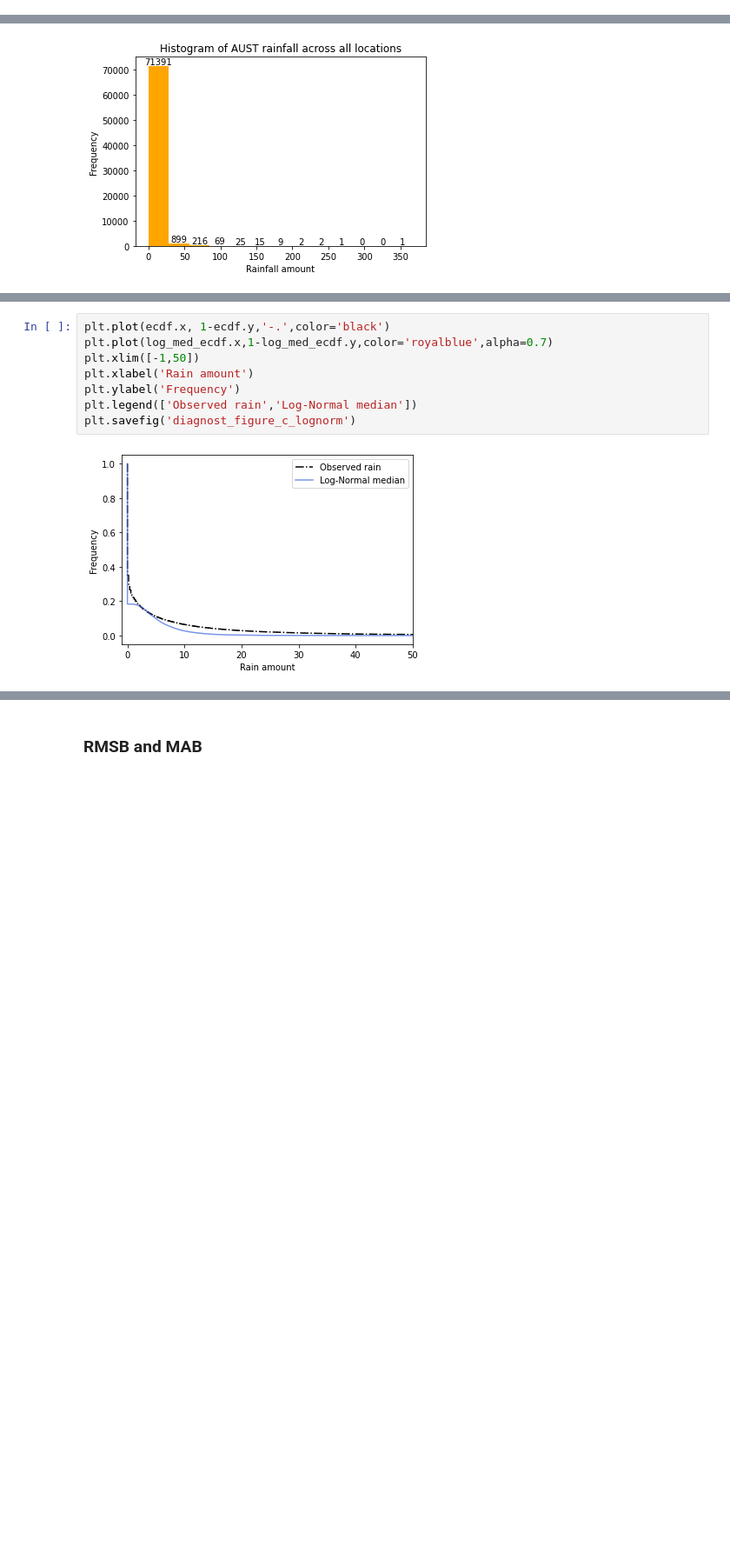
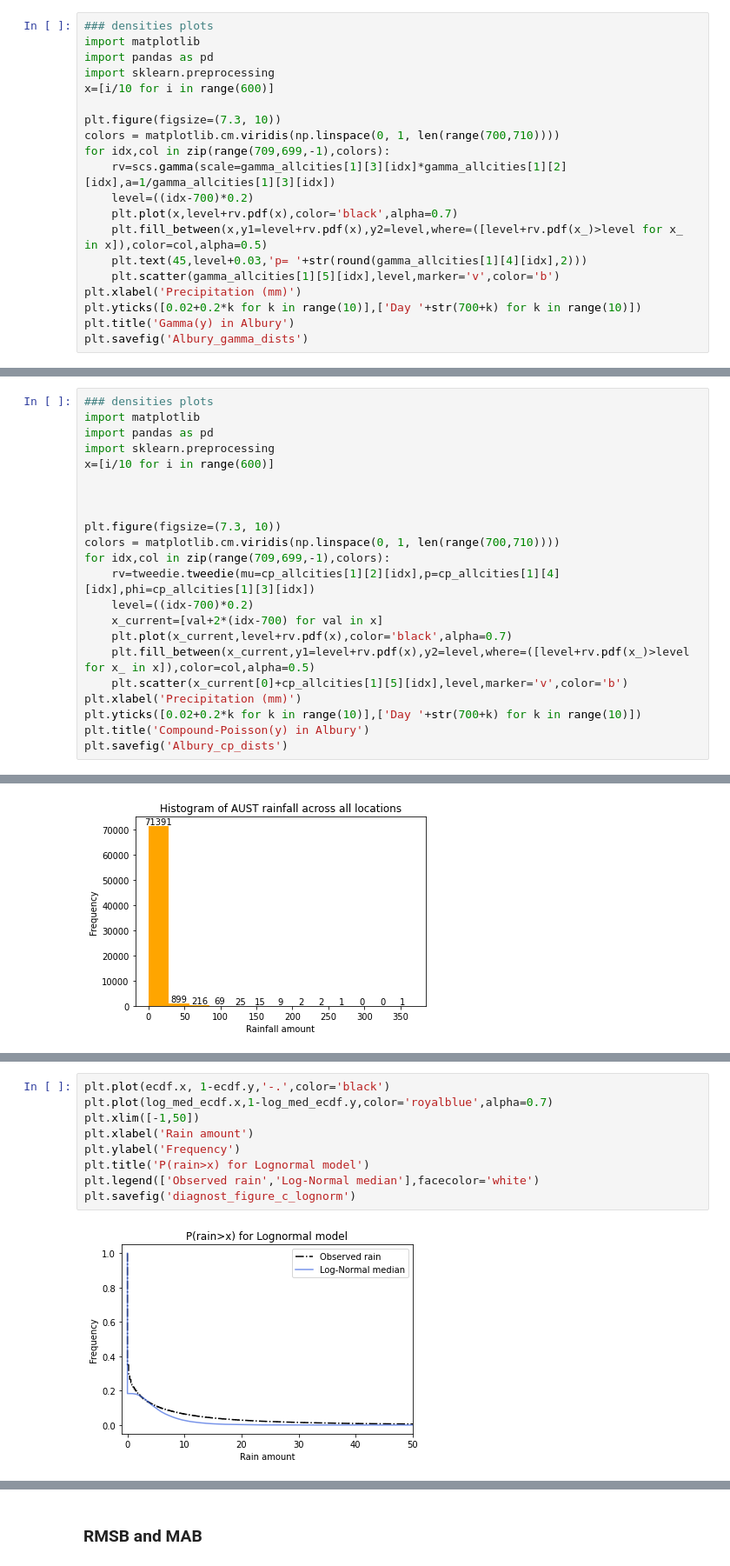
Before and after one commit to Rilwan-Adewoyin/NeuralGLM, a Jupyter notebook: Notebooks/AUST_marginals.ipynb, the cells around one changed output, grey strips where cells are left out. Shown at 87% size. Cells and saved outputs as stored; diff of their text form; blank space fills up the shorter version.

Commit message:
all plots and analysis for 3 models
lognormal UK has not learned

```diff
--- a/Notebooks/AUST_marginals.ipynb
+++ b/Notebooks/AUST_marginals.ipynb
@@ -247,0 +264,20 @@ plt.savefig('Gamma_Adelaine')
+# %%
+### densities plots
+import matplotlib
+import pandas as pd
+import sklearn.preprocessing
+x=[i/10 for i in range(600)]
+
+plt.figure(figsize=(7.3, 10))
+colors = matplotlib.cm.viridis(np.linspace(0, 1, len(range(700,710))))
+for idx,col in zip(range(709,699,-1),colors):
+    rv=scs.gamma(scale=gamma_allcities[1][3][idx]*gamma_allcities[1][2][idx],a=1/gamma_allcities[1][3][idx])
+    level=((idx-700)*0.2)
+    plt.plot(x,level+rv.pdf(x),color='black',alpha=0.7)
+    plt.fill_between(x,y1=level+rv.pdf(x),y2=level,where=([level+rv.pdf(x_)>level for x_ in x]),color=col,alpha=0.5)
+    plt.text(45,level+0.03,'p= '+str(round(gamma_allcities[1][4][idx],2)))
+    plt.scatter(gamma_allcities[1][5][idx],level,marker='v',color='b')
+plt.xlabel('Precipitation (mm)')
+plt.yticks([0.02+0.2*k for k in range(10)],['Day '+str(700+k) for k in range(10)])
+plt.title('Gamma(y) in Albury')
+plt.savefig('Albury_gamma_dists')
@@ -749,2 +824,24 @@ plt.savefig('cp_Adelaine')
 # %% [output]
 [figure]
+# %%
+### densities plots
+import matplotlib
+import pandas as pd
+import sklearn.preprocessing
+x=[i/10 for i in range(600)]
+
+
+
+plt.figure(figsize=(7.3, 10))
+colors = matplotlib.cm.viridis(np.linspace(0, 1, len(range(700,710))))
+for idx,col in zip(range(709,699,-1),colors):
+    rv=tweedie.tweedie(mu=cp_allcities[1][2][idx],p=cp_allcities[1][4][idx],phi=cp_allcities[1][3][idx])
+    level=((idx-700)*0.2)
+    x_current=[val+2*(idx-700) for val in x]
+    plt.plot(x_current,level+rv.pdf(x),color='black',alpha=0.7)
+    plt.fill_between(x_current,y1=level+rv.pdf(x),y2=level,where=([level+rv.pdf(x_)>level for x_ in x]),color=col,alpha=0.5)
+    plt.scatter(x_current[0]+cp_allcities[1][5][idx],level,marker='v',color='b')
+plt.xlabel('Precipitation (mm)')
+plt.yticks([0.02+0.2*k for k in range(10)],['Day '+str(700+k) for k in range(10)])
+plt.title('Compound-Poisson(y) in Albury')
+plt.savefig('Albury_cp_dists')
@@ -834,13 +933,14 @@ NameError: name 'gamma_allcities' is not defined
 # %%
 plt.plot(ecdf.x, 1-ecdf.y,'-.',color='black')
 plt.plot(log_med_ecdf.x,1-log_med_ecdf.y,color='royalblue',alpha=0.7)
 plt.xlim([-1,50])
 plt.xlabel('Rain amount')
 plt.ylabel('Frequency')
-plt.legend(['Observed rain','Log-Normal median'])
+plt.title('P(rain>x) for Lognormal model')
+plt.legend(['Observed rain','Log-Normal median'],facecolor='white')
 plt.savefig('diagnost_figure_c_lognorm')
 # %% [output]
-[figure, old version]
+[figure, new version]
 # %%
 plt.plot(ecdf.x, 1-ecdf.y,'-.',color='black')
 plt.plot(g_med_ecdf.x,1-g_med_ecdf.y,color='green',alpha=0.7)
```
Also changed, not shown: parts of 13 cells of this notebook, 1 other file.
